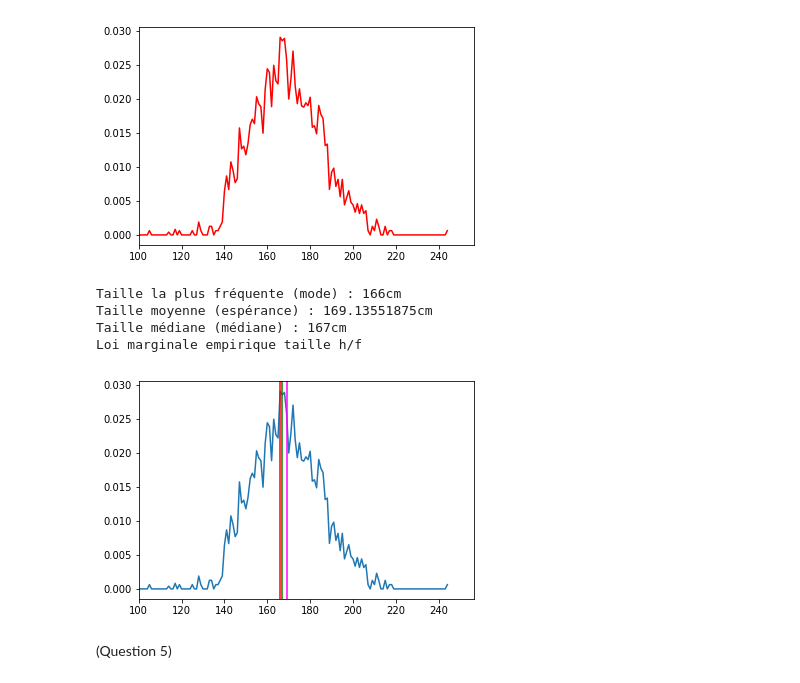
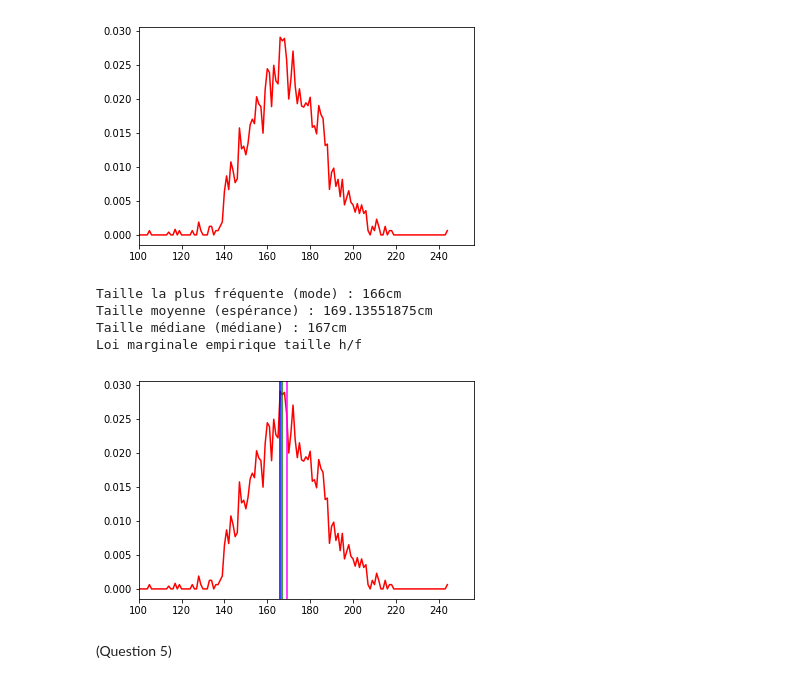
Before and after one commit to Kayoku/A2DI, a Jupyter notebook: TP2/tp2-exo1.ipynb, the cells around one changed output. Cells and saved outputs as stored; diff of their text form; code cells hidden in the pictures.

```diff
--- a/TP2/tp2-exo1.ipynb
+++ b/TP2/tp2-exo1.ipynb
@@ -108,36 +108,36 @@ Loi marginale empirique taille h/f
 # Calcul de l'espérance
 esperance = np.dot(np.array(proba_hf), np.array([x for x in range(len(proba_hf))]))
 
 # Calcul de la médiane
 bincount_f_extend = list(bincount_f)
 for _ in range(len(bincount_h)-len(bincount_f)):
     bincount_f_extend.append(0)
 
 superbin = bincount_f_extend+bincount_h
 s = 0
 for i in range(len(superbin)):
     s += superbin[i]
     if s > np.sum(superbin)//2:
         mediane = i
         break
 
 print("Taille la plus fréquente (mode) : {}cm".format(np.argmax(proba_hf)))
 print("Taille moyenne (espérance) : {}cm".format(esperance))
 print("Taille médiane (médiane) : {}cm".format(mediane))
 
 print("Loi marginale empirique taille h/f")
-plt.plot(proba_hf)
+plt.plot(proba_hf, color='red')
 plt.xlim(xmin=100)
-plt.axvline(x=np.argmax(proba_hf),color='red')
+plt.axvline(x=np.argmax(proba_hf),color='blue')
 plt.axvline(x=esperance,color='magenta')
 plt.axvline(x=mediane, color='green')
 plt.show()
 # %% [output]
 Taille la plus fréquente (mode) : 166cm
 Taille moyenne (espérance) : 169.13551875cm
 Taille médiane (médiane) : 167cm
 Loi marginale empirique taille h/f
-[figure, old version]
+[figure, new version]
 # %% [markdown]
 (Question 5)
 # %%
```
Also changed, not shown: parts of 2 cells of this notebook.
